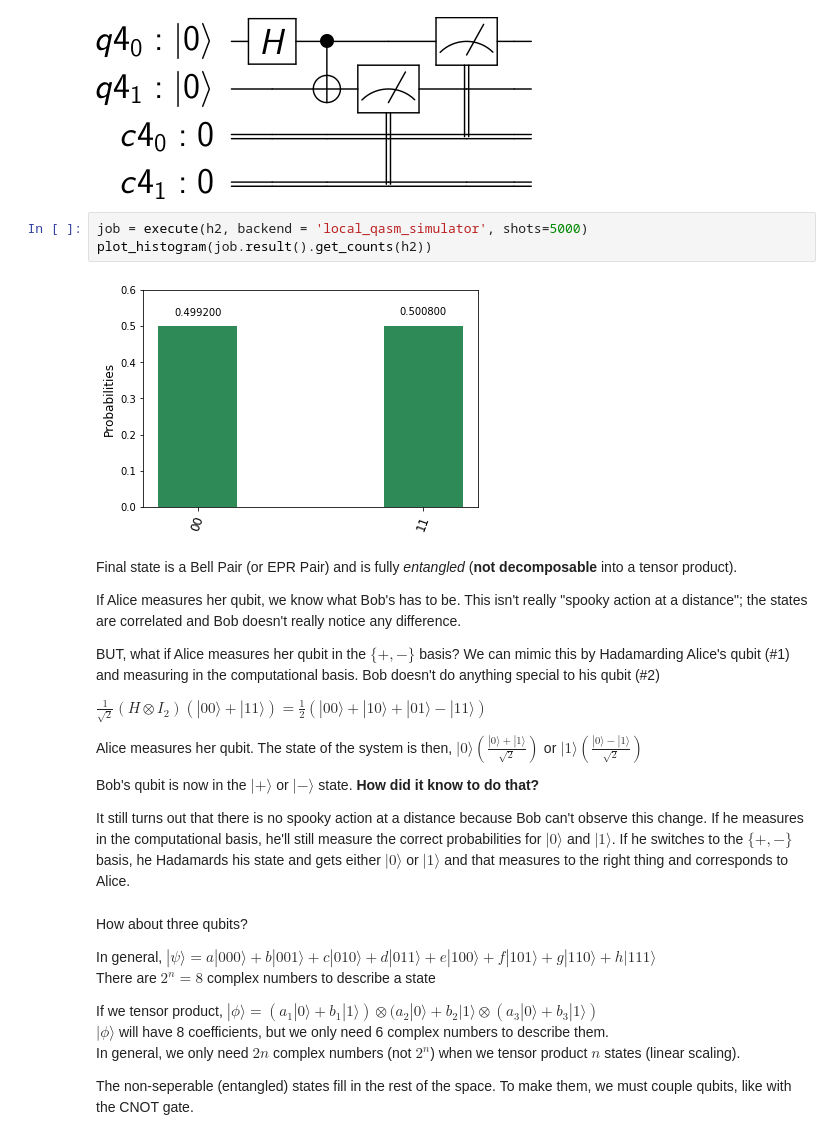
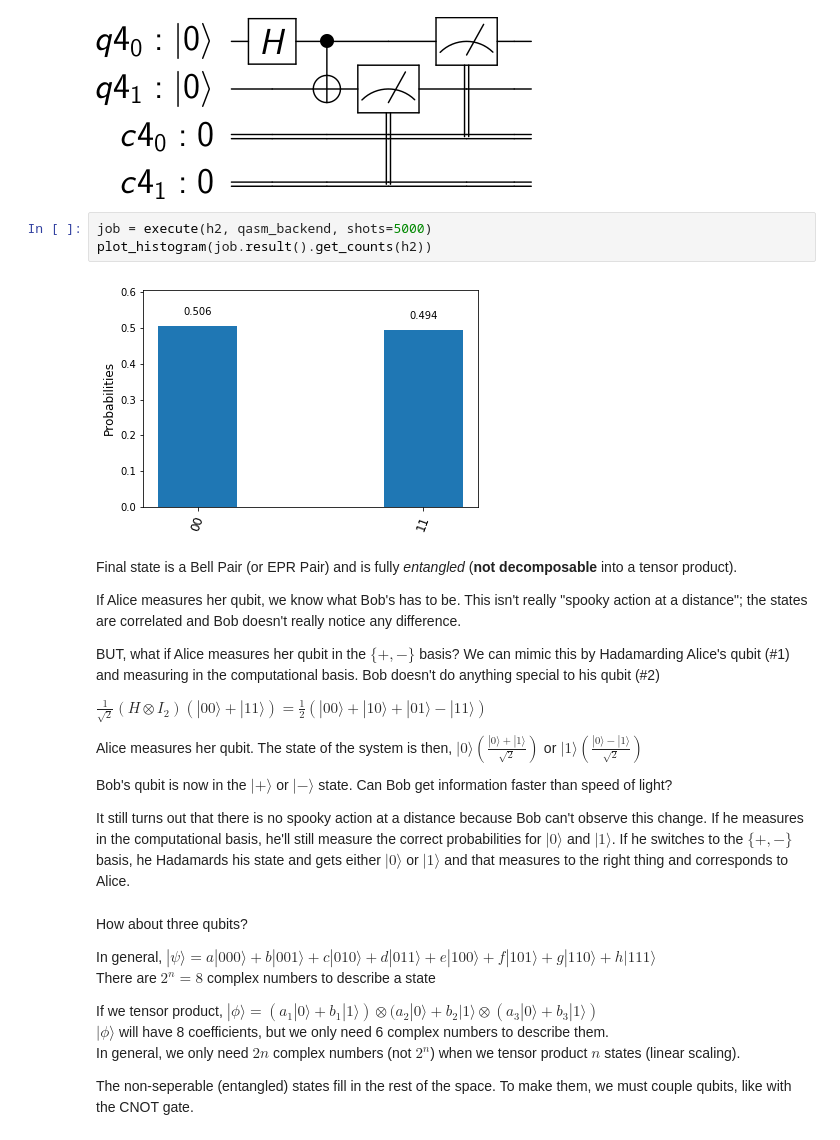
Before and after one commit to lyon-fnal/qc-tutorial-fnal, a Jupyter notebook: tutorial_20181213.ipynb, the cells around one changed output. Saved outputs shown, nothing was run; the diff lists cells and outputs as text.

```diff
--- a/tutorial_20181213.ipynb
+++ b/tutorial_20181213.ipynb
@@ -548,10 +552,10 @@ circuit_drawer(h2)
 # %% [output]
 [figure]
 # %%
-job = execute(h2, backend = 'local_qasm_simulator', shots=5000)
+job = execute(h2, qasm_backend, shots=5000)
 plot_histogram(job.result().get_counts(h2))
 # %% [output]
-[figure, old version]
+[figure, new version]
 # %% [markdown]
 Final state is a Bell Pair (or EPR Pair) and is fully *entangled* (**not decomposable** into a tensor product).
 
@@ -564,7 +568,7 @@ $\frac{1}{\sqrt{2}}(H \otimes I_2)\left( |00\rangle + |11\rangle \right) = \frac
 Alice measures her qubit. The state of the system is then,
 $|0\rangle\left(\frac{|0\rangle + |1\rangle}{\sqrt{2}}\right)$ or $|1\rangle\left(\frac{|0\rangle - |1\rangle}{\sqrt{2}}\right)$
 
-Bob's qubit is now in the $|+\rangle$ or $|-\rangle$ state. **How did it know to do that?**
+Bob's qubit is now in the $|+\rangle$ or $|-\rangle$ state. Can Bob get information faster than speed of light?
 
 It still turns out that there is no spooky action at a distance because Bob can't observe this change. If he measures in the computational basis, he'll still measure the correct probabilities for $|0\rangle$ and $|1\rangle$. If he switches to the  $\{+, -\}$ basis, he Hadamards his state and gets either $|0\rangle$ or $|1\rangle$ and that measures to the right thing and corresponds to Alice.
 # %% [markdown]
```
Also changed, not shown: parts of 18 cells of this notebook.
